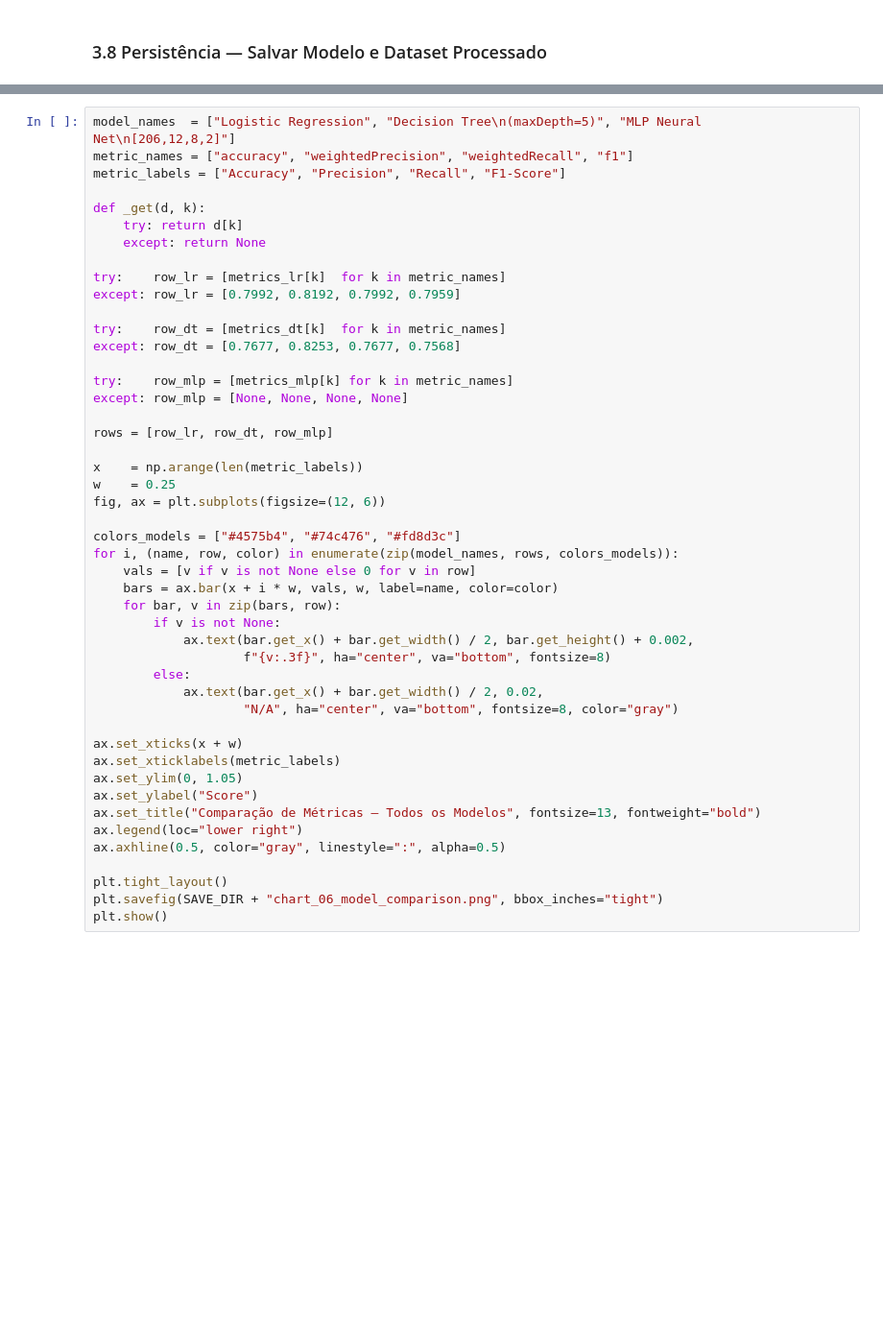
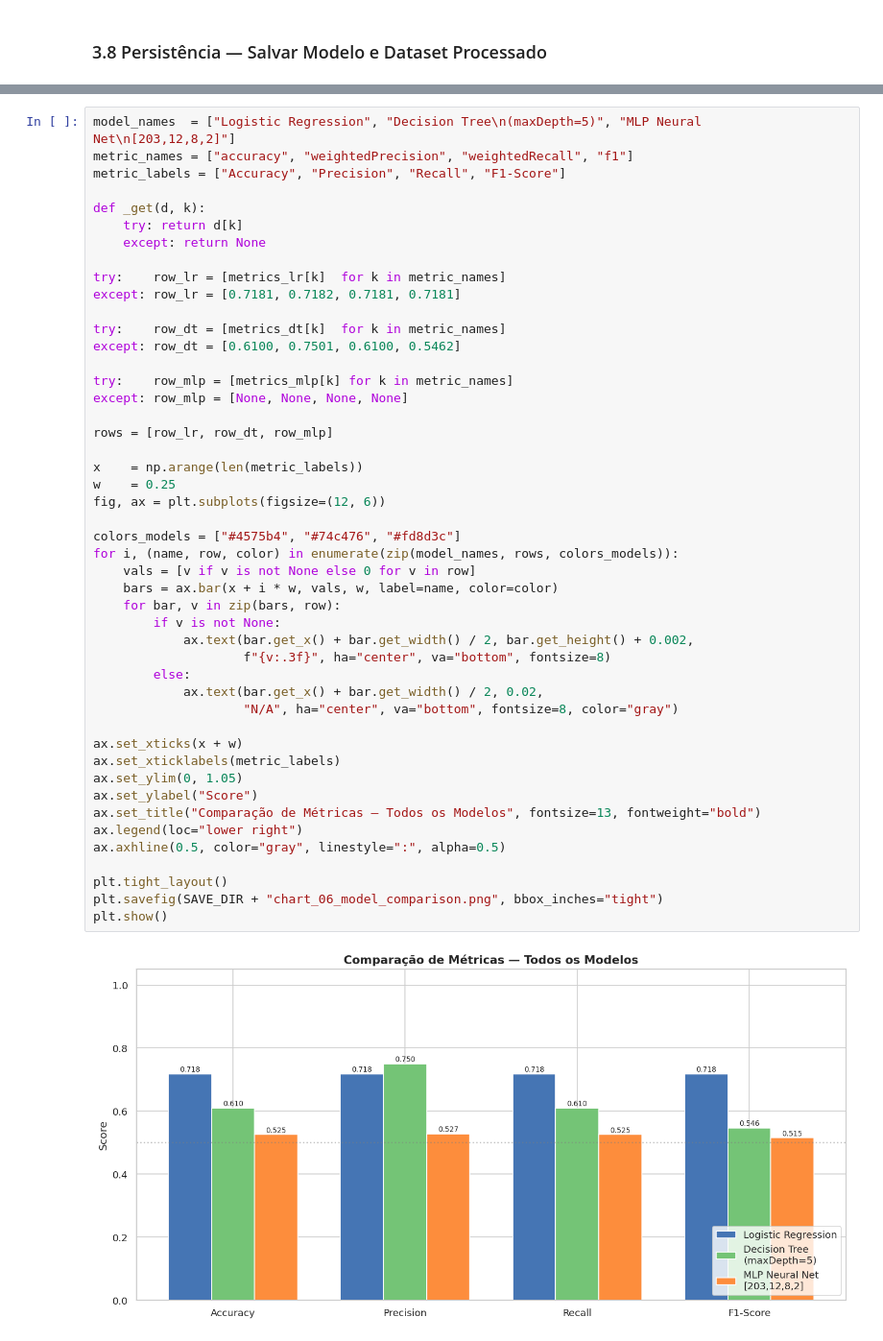
Before and after one commit to Lookhuz/big-data, a Jupyter notebook: notebooks/projeto_big_data.ipynb, the cells around one changed output, grey strips where cells are left out. Shown at 96% size. Drawn from its saved outputs; the diff is of its cells as text; blank space fills up the shorter version.

```diff
--- a/notebooks/projeto_big_data.ipynb
+++ b/notebooks/projeto_big_data.ipynb
@@ -631,5 +776,5 @@ plt.show()
 # %%
-model_names  = ["Logistic Regression", "Decision Tree\n(maxDepth=5)", "MLP Neural Net\n[206,12,8,2]"]
+model_names  = ["Logistic Regression", "Decision Tree\n(maxDepth=5)", "MLP Neural Net\n[203,12,8,2]"]
 metric_names = ["accuracy", "weightedPrecision", "weightedRecall", "f1"]
 metric_labels = ["Accuracy", "Precision", "Recall", "F1-Score"]
 
@@ -638,42 +783,44 @@ def _get(d, k):
     except: return None
 
 try:    row_lr = [metrics_lr[k]  for k in metric_names]
-except: row_lr = [0.7992, 0.8192, 0.7992, 0.7959]
+except: row_lr = [0.7181, 0.7182, 0.7181, 0.7181]
 
 try:    row_dt = [metrics_dt[k]  for k in metric_names]
-except: row_dt = [0.7677, 0.8253, 0.7677, 0.7568]
+except: row_dt = [0.6100, 0.7501, 0.6100, 0.5462]
 
 try:    row_mlp = [metrics_mlp[k] for k in metric_names]
 except: row_mlp = [None, None, None, None]
 
 rows = [row_lr, row_dt, row_mlp]
 
 x    = np.arange(len(metric_labels))
 w    = 0.25
 fig, ax = plt.subplots(figsize=(12, 6))
 
 colors_models = ["#4575b4", "#74c476", "#fd8d3c"]
 for i, (name, row, color) in enumerate(zip(model_names, rows, colors_models)):
     vals = [v if v is not None else 0 for v in row]
     bars = ax.bar(x + i * w, vals, w, label=name, color=color)
     for bar, v in zip(bars, row):
         if v is not None:
             ax.text(bar.get_x() + bar.get_width() / 2, bar.get_height() + 0.002,
                     f"{v:.3f}", ha="center", va="bottom", fontsize=8)
         else:
             ax.text(bar.get_x() + bar.get_width() / 2, 0.02,
                     "N/A", ha="center", va="bottom", fontsize=8, color="gray")
 
 ax.set_xticks(x + w)
 ax.set_xticklabels(metric_labels)
 ax.set_ylim(0, 1.05)
 ax.set_ylabel("Score")
 ax.set_title("Comparação de Métricas — Todos os Modelos", fontsize=13, fontweight="bold")
 ax.legend(loc="lower right")
 ax.axhline(0.5, color="gray", linestyle=":", alpha=0.5)
 
 plt.tight_layout()
 plt.savefig(SAVE_DIR + "chart_06_model_comparison.png", bbox_inches="tight")
 plt.show()
+# %% [output]
+[figure, added]
 # %%
 def compute_cm(predictions):
```
Also changed, not shown: parts of 39 cells of this notebook, 5 other files.
